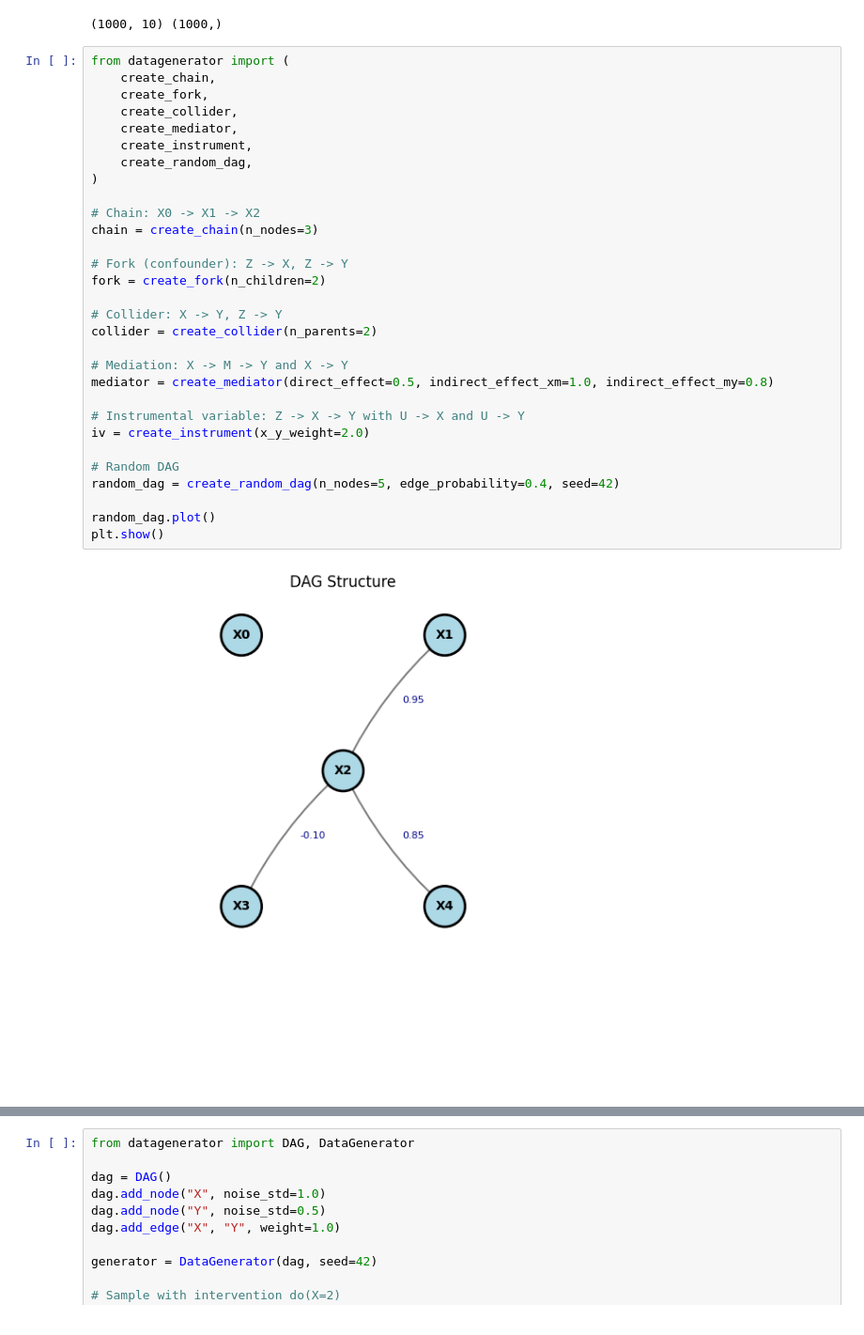
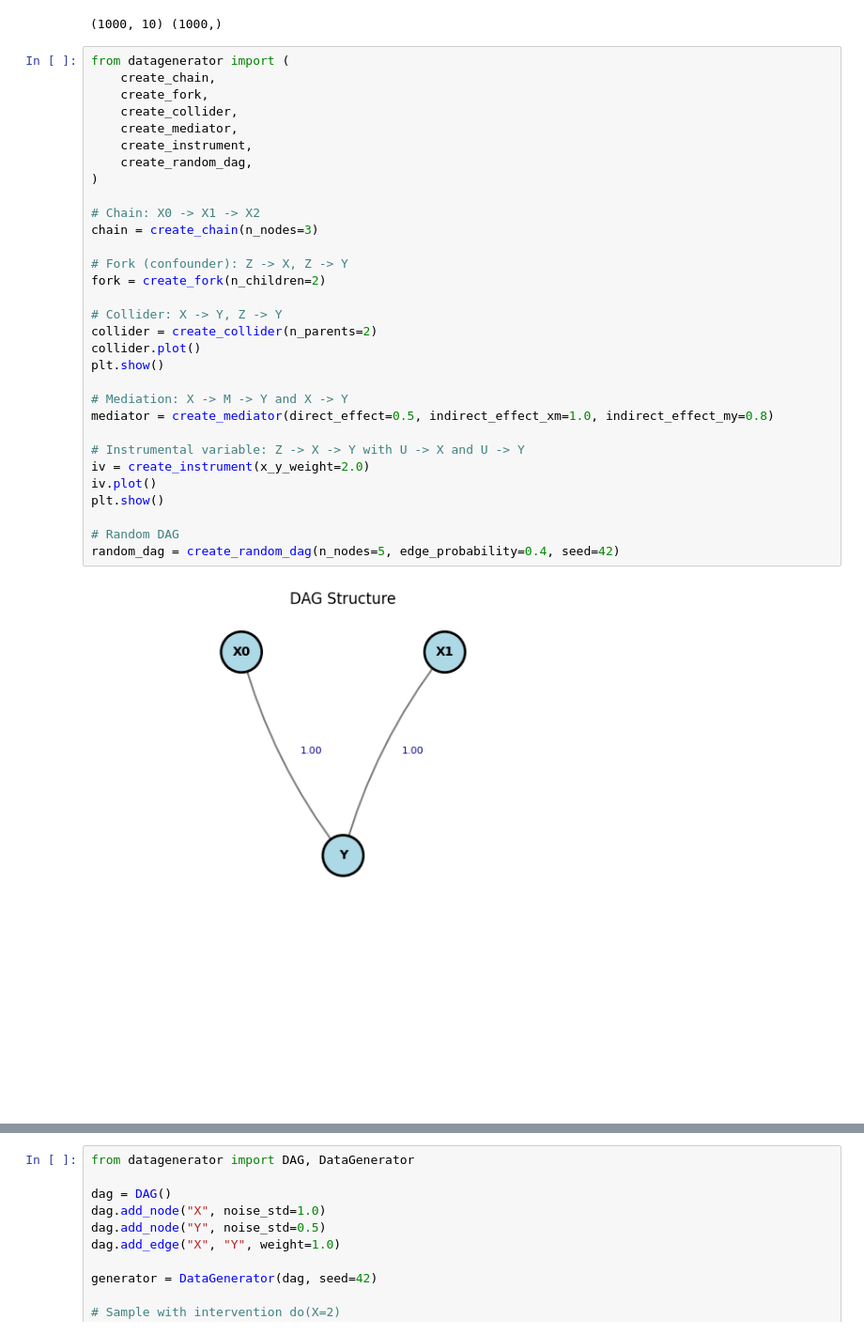
Before and after one commit to MilaimKas/DataGenerator, a Jupyter notebook: notebooks/test_readme_content.ipynb, the cells around one changed output, grey strips where cells are left out. Shown at 94% size. Saved outputs shown, nothing was run; the diff lists cells and outputs as text.

```diff
--- a/notebooks/test_readme_content.ipynb
+++ b/notebooks/test_readme_content.ipynb
@@ -71,32 +71,33 @@ print(X.shape, y.shape)
 # %%
 from datagenerator import (
     create_chain,
     create_fork,
     create_collider,
     create_mediator,
     create_instrument,
     create_random_dag,
 )
 
 # Chain: X0 -> X1 -> X2
 chain = create_chain(n_nodes=3)
 
 # Fork (confounder): Z -> X, Z -> Y
 fork = create_fork(n_children=2)
 
 # Collider: X -> Y, Z -> Y
 collider = create_collider(n_parents=2)
+collider.plot()
+plt.show()
 
 # Mediation: X -> M -> Y and X -> Y
 mediator = create_mediator(direct_effect=0.5, indirect_effect_xm=1.0, indirect_effect_my=0.8)
 
 # Instrumental variable: Z -> X -> Y with U -> X and U -> Y
 iv = create_instrument(x_y_weight=2.0)
+iv.plot()
+plt.show()
 
 # Random DAG
 random_dag = create_random_dag(n_nodes=5, edge_probability=0.4, seed=42)
-
-random_dag.plot()
-plt.show()
 # %% [output]
-[figure, old version]
+[figure, new version]
```
Also changed, not shown: parts of 1 cell of this notebook.
